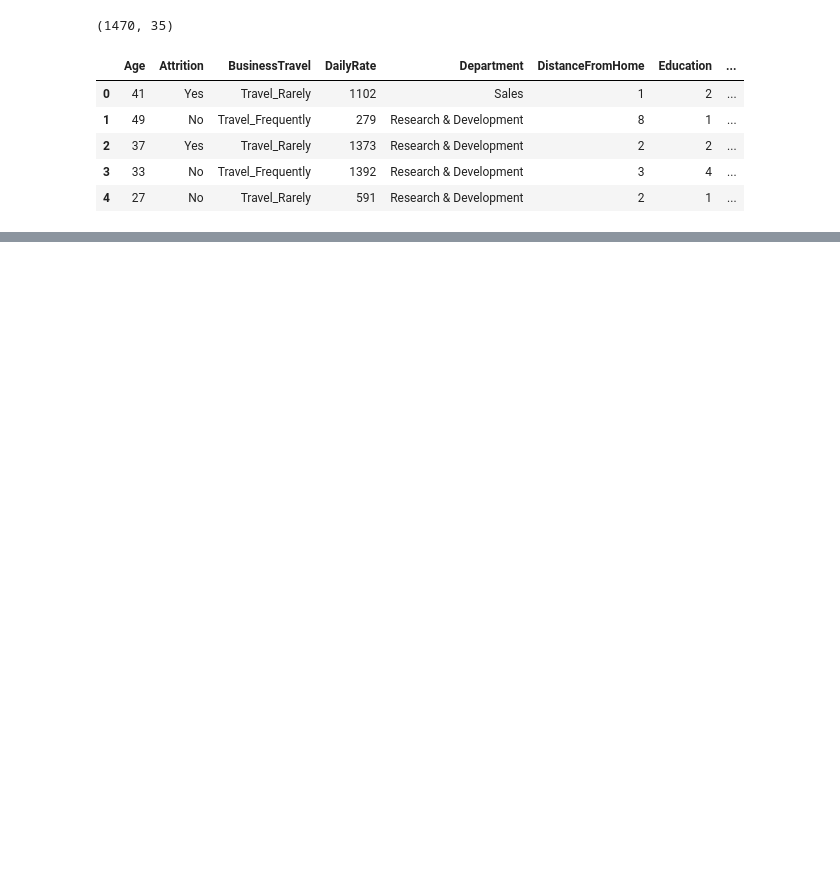
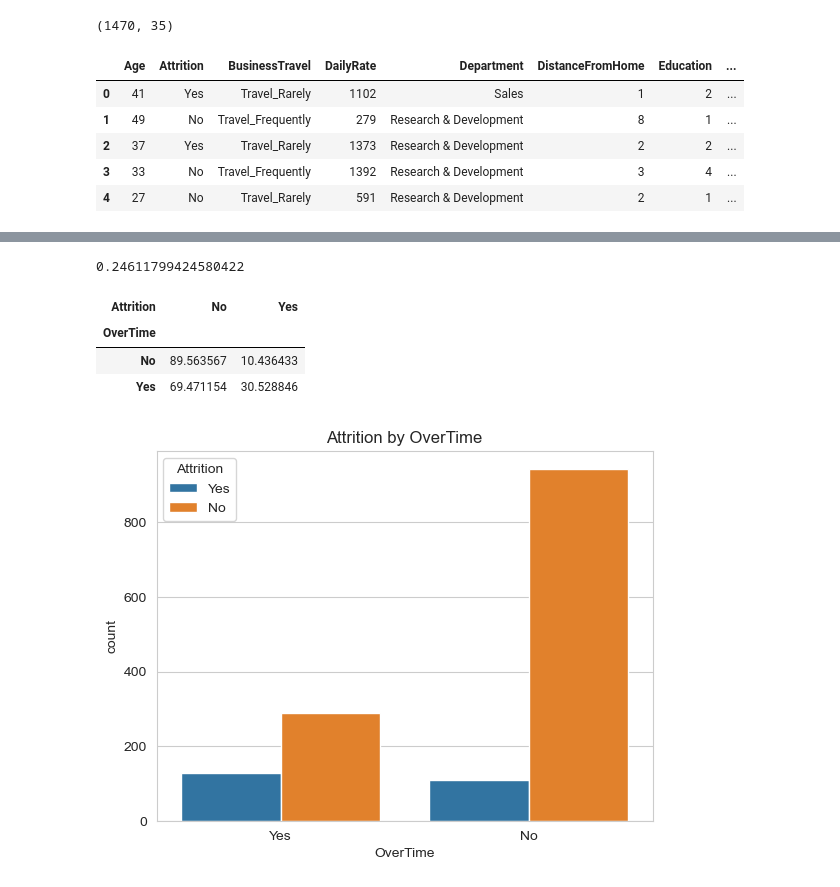
Before and after one commit to amanojhareal/Attrition-predicter, a Jupyter notebook: notebooks/01_eda.ipynb, the cells around one changed output, grey strips where cells are left out. Cells and saved outputs as stored; diff of their text form; code cells hidden in the pictures; blank space fills up the shorter version.

```diff
--- a/notebooks/01_eda.ipynb
+++ b/notebooks/01_eda.ipynb
@@ -23,0 +114,5 @@ df.head()
+# %%
+df['Attrition_binary'] = df['Attrition'].map({'Yes': 1, 'No': 0})
+
+corr_with_target = numeric_df.assign(Attrition_binary=df['Attrition_binary']).corr()['Attrition_binary'].sort_values(ascending=False)
+print(corr_with_target)
@@ -23,0 +152,2 @@ df.head()
+# %%
+df['OverTime_binary'] = df['OverTime'].map({'Yes':1,'No':0})
@@ -23,0 +169,18 @@ df.head()
+# %%
+corrs_with_att_ot = df['Attrition_binary'].corr(df['OverTime_binary'])
+print(corrs_with_att_ot)
+# %% [output]
+0.24611799424580422
+# %%
+pd.crosstab(df['OverTime'], df['Attrition'], normalize='index') * 100
+# %% [output]
+| Attrition | No | Yes |
+| OverTime |  |  |
+| No | 89.563567 | 10.436433 |
+| Yes | 69.471154 | 30.528846 |
+# %%
+sns.countplot(data=df, x='OverTime', hue='Attrition')
+plt.title('Attrition by OverTime')
+plt.show()
+# %% [output]
+[figure, added]
```
Also changed, not shown: parts of 15 cells of this notebook.
